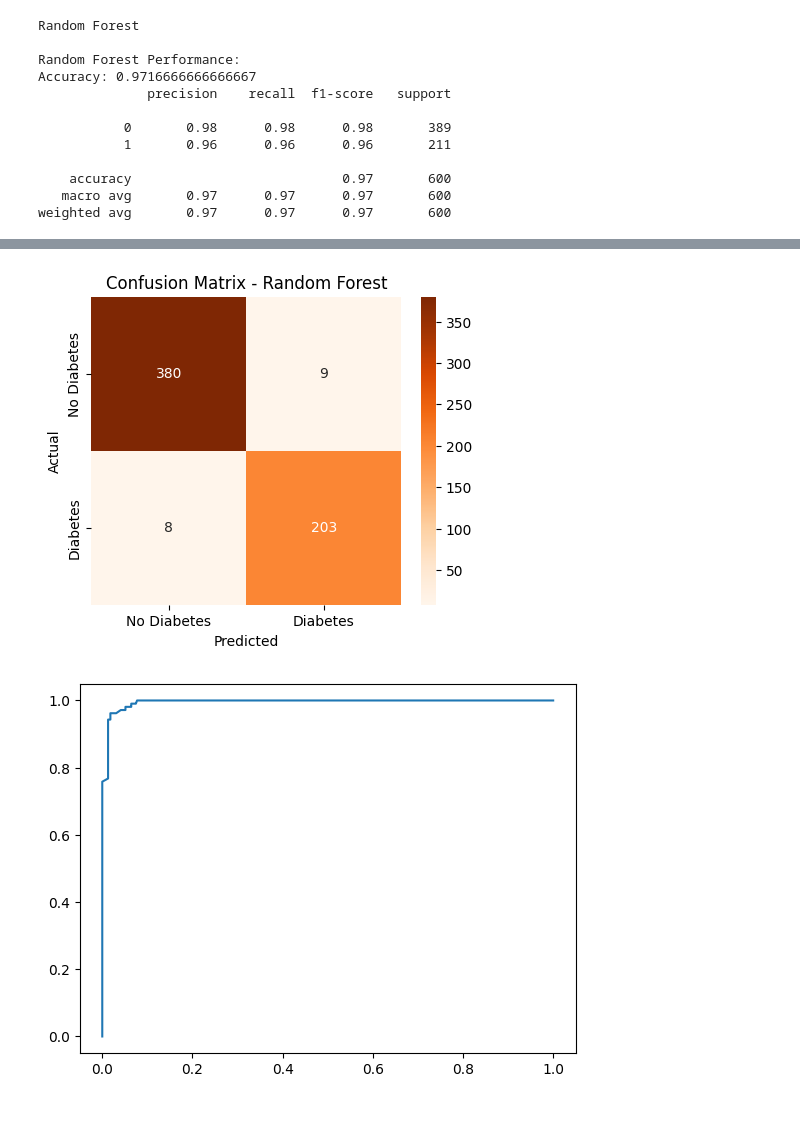
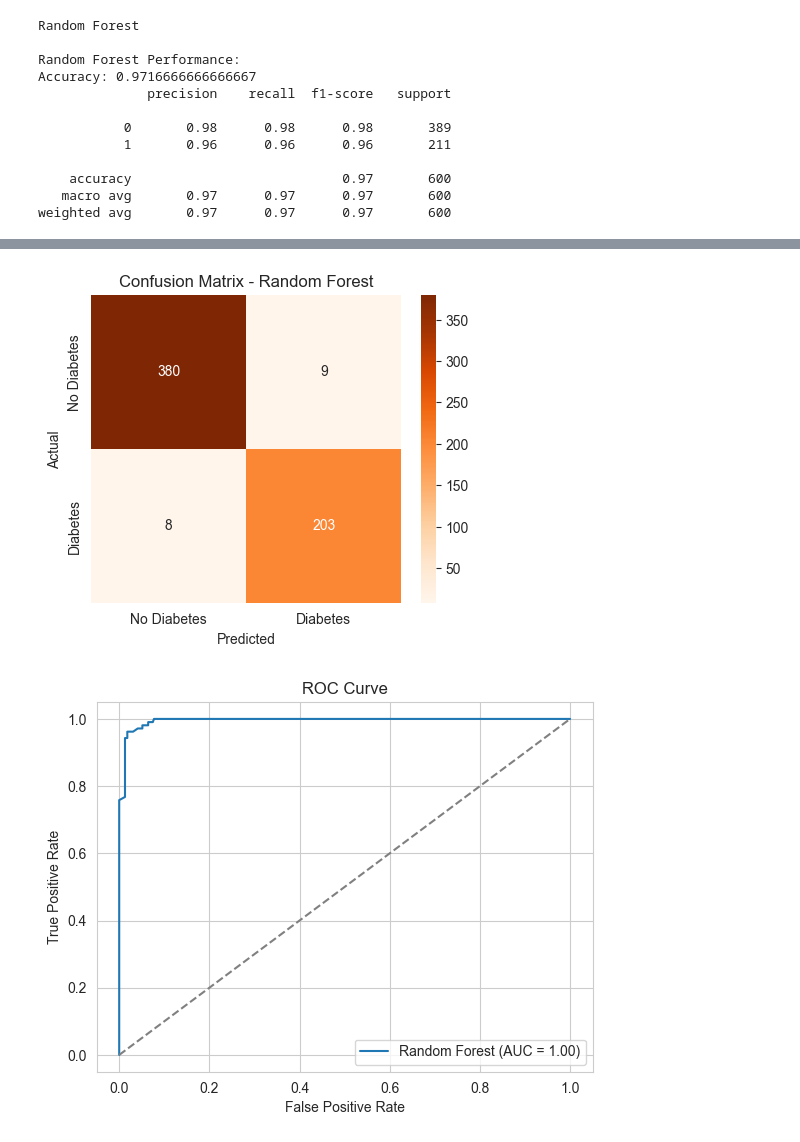
Before and after one commit to Ishan3885/Diabetes_Predictor, a Jupyter notebook: source code.ipynb, the cells around one changed output, grey strips where cells are left out. Drawn from its saved outputs; the diff is of its cells as text; code cells hidden in the pictures; blank space fills up the shorter version.

```diff
--- a/source code.ipynb
+++ b/source code.ipynb
@@ -22,2 +74,10 @@ for col in clm0val:
 X = df.drop(columns=["Outcome"])
 y = df["Outcome"]
+# %%
+sns.set_style('whitegrid')
+sns.countplot(x='Outcome',data=df)
+plt.xticks(ticks=[0, 1], labels=["No Diabetes", "Diabetes"])
+plt.title("Distribution of Diabetes Outcome")
+plt.xlabel("Diabetes Diagnosis")
+plt.ylabel("Count")
+plt.show()
@@ -54,7 +123,13 @@ for name, model in models.items():
     # Step 9: ROC Curve
     y_prob = model.predict_proba(X_test)[:, 1]
     fpr, tpr, _ = roc_curve(y_test, y_prob)
-    plt.plot(fpr, tpr, label=f"{name} (AUC = {auc(fpr, tpr):.2f}")
+    plt.plot(fpr, tpr, label=f"{name} (AUC = {auc(fpr, tpr):.2f})")  # Added closing parenthesis
+    plt.plot([0, 1], [0, 1], linestyle="--", color='grey')
+    plt.xlabel("False Positive Rate")
+    plt.ylabel("True Positive Rate")
+    plt.title("ROC Curve")
+    plt.legend()
+    plt.show()
 # %% [output]
 Logistic Regression
 
@@ -85,2 +160,2 @@ weighted avg       0.97      0.97      0.97       600
-[figure, old version]
+[figure, new version]
-[figure, old version]
+[figure, new version]
```
Also changed, not shown: parts of 9 cells of this notebook.
